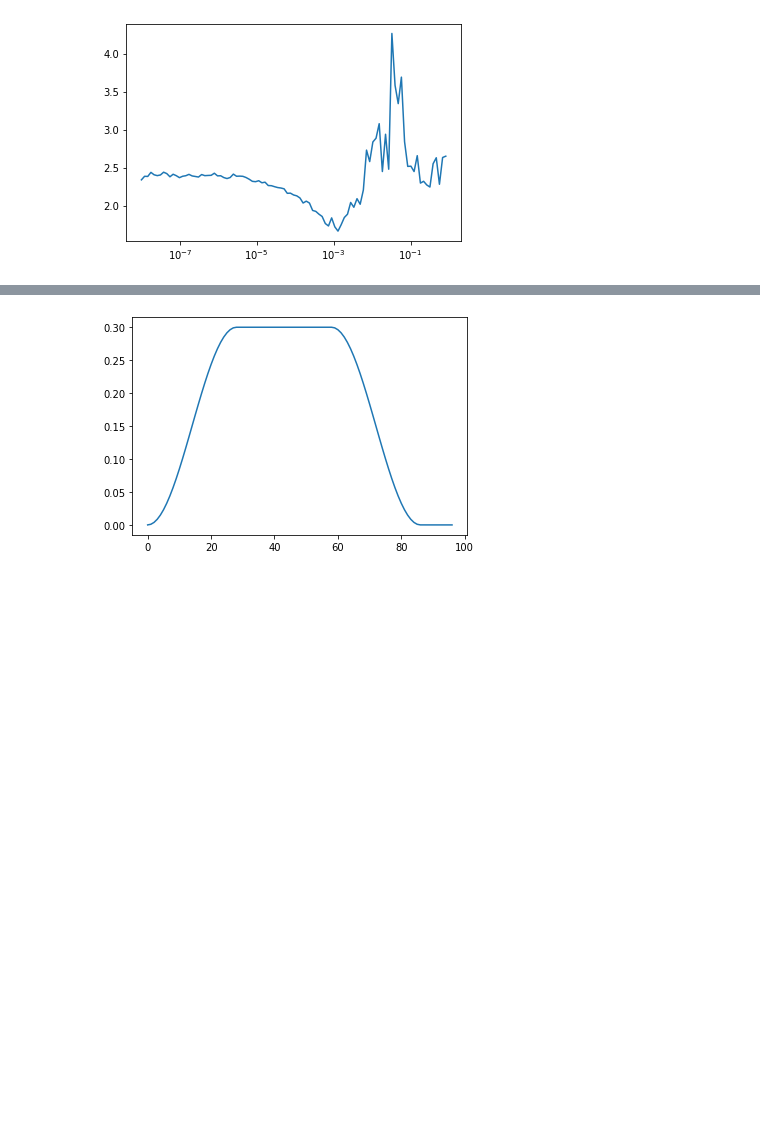
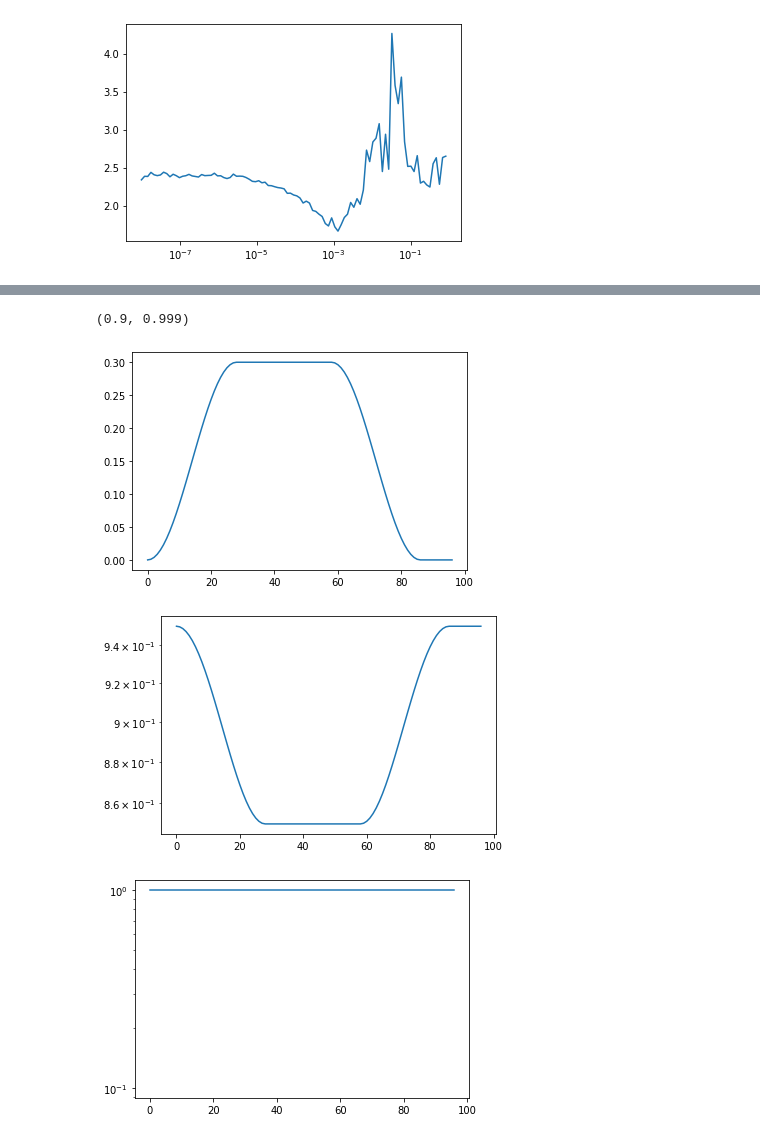
Before and after one commit to eisbetterthanpi/pytorch, a Jupyter notebook: fast.ipynb, the cells around one changed output, grey strips where cells are left out. Saved outputs shown, nothing was run; the diff lists cells and outputs as text; code cells hidden in the pictures; blank space fills up the shorter version.

```diff
--- a/fast.ipynb
+++ b/fast.ipynb
@@ -468,13 +477,13 @@ dict_keys(['params', 'lr', 'betas', 'eps', 'weight_decay', 'amsgrad', 'foreach',
 # %%
-
-
-
-
+# @title schedulerme
 import torch
 import numpy as np
 
-optimizer = torch.optim.SGD(model.parameters(), lr = 1e-1, momentum=0.9)
+base_lr, max_lr = 1e-5, 1e-3 #0.5#
+# optimizer = torch.optim.SGD(model.parameters(), lr = 1e-1, momentum=0.9)
+optimizer = torch.optim.AdamW(model.parameters(), lr=base_lr, betas=(0.9, 0.999), eps=1e-08, weight_decay=3e-6)
 
+print(optimizer.param_groups[0]["betas"])
 
 total_steps=97
 step_ckpt=[0., 0.3, 0.6, 0.9, 1.]; lr_ckpt=[3e-5, 3e-1, 3e-1, 3e-5, 1e-9]; mm_ckpt=[0.95, 0.85, 0.85, 0.95, 0.95]
@@ -491,60 +500,79 @@ class schedulerme():
         self.mm_schedule=np.array([])
         for n in range(len(step_ckpt)-1):
             num = round(step_ckpt[n+1]*total_steps)-round(step_ckpt[n]*total_steps)
-            if anneal[n]=='lin': lr_lin = np.linspace(lr_ckpt[n], lr_ckpt[n+1], num=num)#,dtype="float32")
-            elif anneal[n]=='cos': lr_lin = self.cos_func(lr_ckpt[n], lr_ckpt[n+1], num)
-            elif anneal[n]=='exp': lr_lin = self.exp_func(lr_ckpt[n], lr_ckpt[n+1], num)
-            mm_lin = np.linspace(mm_ckpt[n], mm_ckpt[n+1], num=num)#,dtype="float32")
-            # mm_lin = self.cos_func(mm_ckpt[n], mm_ckpt[n+1], num)
+            if anneal[n]=='lin':
+                lr_lin = np.linspace(lr_ckpt[n], lr_ckpt[n+1], num=num)#,dtype="float32")
+                mm_lin = np.linspace(mm_ckpt[n], mm_ckpt[n+1], num=num)#,dtype="float32")
+            elif anneal[n]=='cos':
+                lr_lin = self.cos_func(lr_ckpt[n], lr_ckpt[n+1], num)
+                mm_lin = self.cos_func(mm_ckpt[n], mm_ckpt[n+1], num)
+            elif anneal[n]=='exp':
+                lr_lin = self.exp_func(lr_ckpt[n], lr_ckpt[n+1], num)
+                mm_lin = self.exp_func(mm_ckpt[n], mm_ckpt[n+1], num)
             self.lr_schedule = np.append(self.lr_schedule,lr_lin)
             self.mm_schedule = np.append(self.mm_schedule,mm_lin)
         self.step_count = 0
+        if 'momentum' in self.optimizer.defaults: self.mb='momentum'
+        elif 'betas' in self.optimizer.defaults: self.mb='betas'
 
     def step(self, n=None):
-        # print(self.lr_schedule[self.step_count])
         self.optimizer.param_groups[0]["lr"]=self.lr_schedule[self.step_count]
-        self.optimizer.param_groups[0]["betas"]=self.lr_schedule[self.step_count]
-
-        # group['betas'] = (computed_momentum, *group['betas'][1:])
-        # group['betas'] = (m_momentum, *group['betas'][1:])
-        self.optimizer.param_groups[0]["momentum"]=self.mm_schedule[self.step_count]
+        if self.mb=='momentum': self.optimizer.param_groups[0]["momentum"]=self.mm_schedule[self.step_count]
+        elif self.mb=='betas': #https://github.com/pytorch/pytorch/blob/master/torch/optim/lr_scheduler.py
+            b1, b2 = self.optimizer.param_groups[0]["betas"] #https://pytorch.org/docs/stable/_modules/torch/optim/lr_scheduler.html#OneCycleLR
+            self.optimizer.param_groups[0]["betas"] = (self.mm_schedule[self.step_count],b2)
         self.step_count+=1
     def cos_func(self, start, end, num):
         cos_out = np.cos(np.linspace(0., np.pi, num=num)) + 1
         return end + (start - end) / 2.0 * cos_out
     def exp_func(self, start, end, num):
         lin = np.linspace(0., 1., num=num)
         # start + lin*(end-start)
         # exp(ln(start) + lin*(ln(end)-ln(start)))
         # out = np.exp(np.log(start) + lin*(np.log(end)-np.log(start)))
         out = np.exp(np.log(start) + lin*(np.log(end/start)))
         return out
 
 
 scheduler=schedulerme(optimizer,total_steps,
                       step_ckpt=[0., 0.3, 0.6, 0.9, 1.],
                       lr_ckpt=[3e-5, 3e-1, 3e-1, 3e-5, 1e-9],
                       mm_ckpt=[0.95, 0.85, 0.85, 0.95, 0.95],
                       anneal=['cos','lin','cos','exp'])
 
 lr_list=[]
 mm_list=[]
+mm1_list,mm2_list=[],[]
 for x in range(total_steps):
+# for x in range(num_iter):
     scheduler.step()
     lr=optimizer.param_groups[0]["lr"]
     lr_list.append(lr)
-    mm=optimizer.param_groups[0]["momentum"]
-    mm_list.append(mm)
+    # mm=optimizer.param_groups[0]["momentum"]
+    # mm=optimizer.param_groups[0]["betas"][0]
+    # mm_list.append(mm)
+
+    mm1,mm2=optimizer.param_groups[0]["betas"]
+    mm1_list.append(mm1)
+    mm2_list.append(mm2)
+
+# print(mm_list)
 
 import matplotlib.pyplot as plt
 plt.plot(lr_list)
 # plt.yscale('log')
 plt.show()
-# plt.plot(mm_list)
-# # plt.yscale('log')
-# plt.show()
+plt.plot(mm1_list)
+plt.yscale('log')
+plt.show()
+plt.plot(mm2_list)
+plt.yscale('log')
+plt.show()
 # %% [output]
+(0.9, 0.999)
 [figure]
+[figure, added]
+[figure, added]
 # %%
 # @title wwwwwwwww
 import time
```
Also changed, not shown: parts of 4 cells of this notebook.
